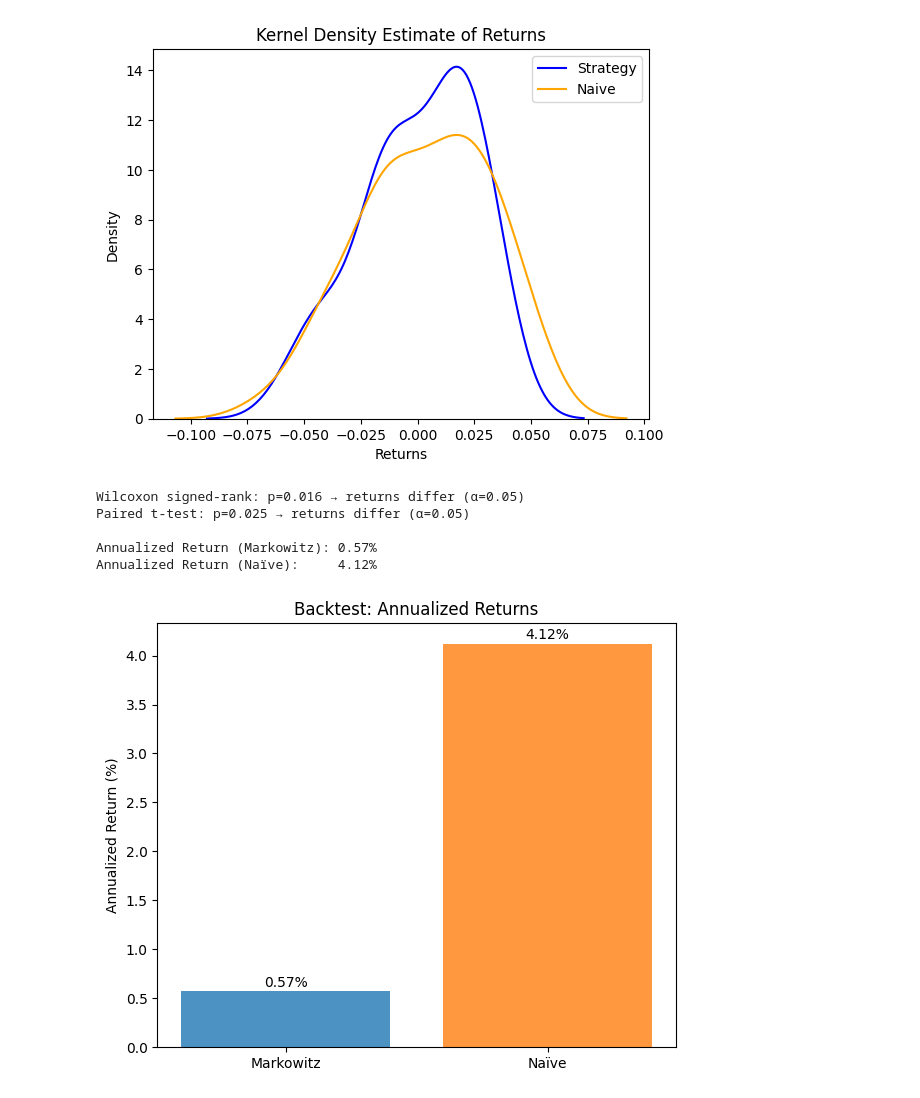
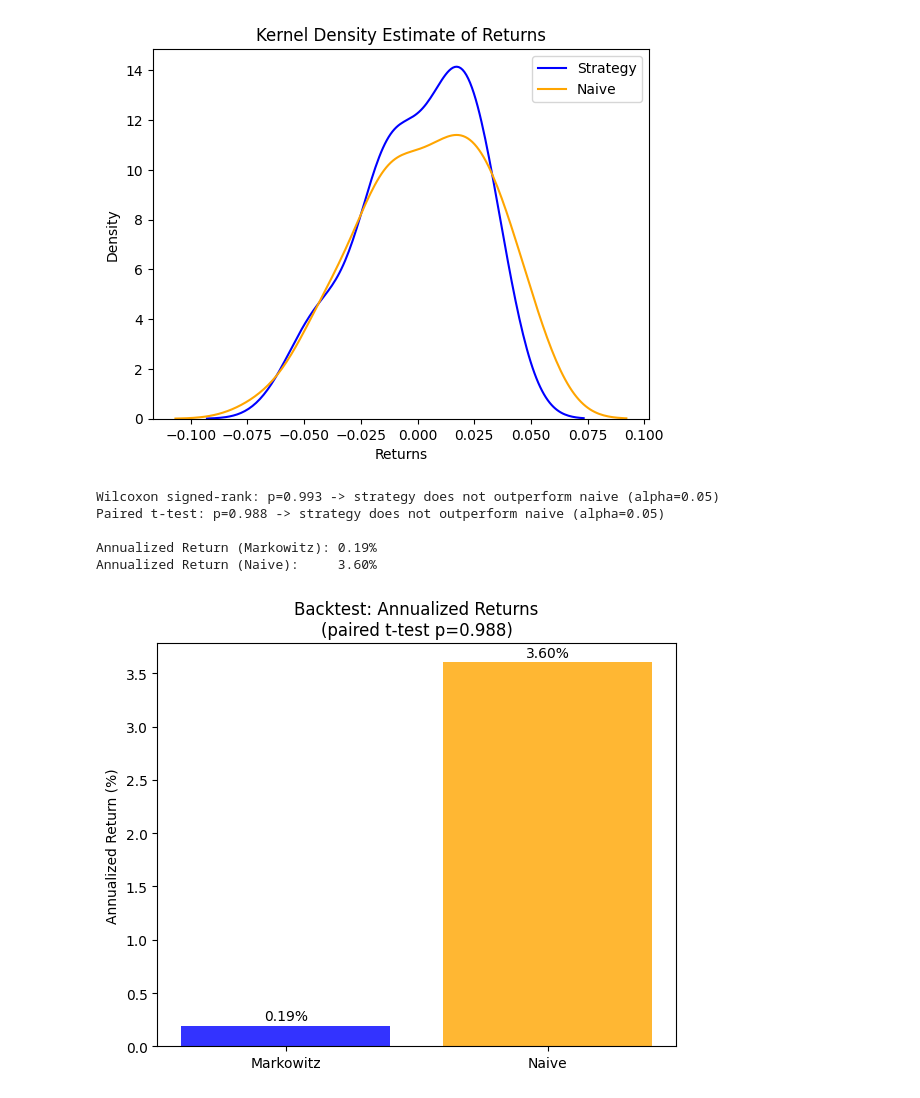
Before and after one commit to s-fiore/computational-mathematics, a Jupyter notebook: Quantitative Finance/Deep Portfolio Optimization/Mean Variance.ipynb, the cells around one changed output. Cells and saved outputs as stored; diff of their text form; code cells hidden in the pictures.

```diff
--- a/Quantitative Finance/Deep Portfolio Optimization/Mean Variance.ipynb
+++ b/Quantitative Finance/Deep Portfolio Optimization/Mean Variance.ipynb
@@ -233,8 +227,8 @@ from sklearn.covariance import OAS
 def portfolio_optimization(mu, Sigma, target=0.08):
     """
     Solve
-        minₙ wᵀ Σ w
-        s.t.  1ᵀ w = 1, w >= 0, μᵀ w >= target
+        min_w w' Sigma w
+        s.t.  1'w = 1, w >= 0, mu'w >= target
     """
     n = len(mu)
     w = cp.Variable(n)
@@ -328,51 +336,49 @@ plt.legend()
 <matplotlib.legend.Legend at 0x...>
 [figure]
 # %%
+alpha = 0.05
+for name, test, kwargs in [
+    ("Wilcoxon signed-rank", wilcoxon,   {"alternative": "greater", "zero_method": "wilcox"}),
+    ("Paired t-test",        ttest_rel,  {"alternative": "greater"}),
+]:
+    stat, p = test(strat_ser, naive_ser, **kwargs)
+    verdict = "outperforms" if p < alpha else "does not outperform"
+    print(f"{name}: p={p:.3f} -> strategy {verdict} naive (alpha={alpha})")
 
-from scipy.stats import wilcoxon, ttest_rel
-
-alpha = 0.05
-for name, test in [
-    ("Wilcoxon signed-rank", wilcoxon),
-    ("Paired t-test",        ttest_rel)
-]:
-    stat, p = test(strat_ser, naive_ser)
-    verdict = "differ" if p < alpha else "do not differ"
-    print(f"{name}: p={p:.3f} → returns {verdict} (α={alpha})")
-
-# --- 2) Annualized returns from log‐returns ---
-def ann_ret(log_rets, periods_per_year=12):
-    mean_log = log_rets.mean()
-    annual_log = mean_log * periods_per_year
-    return np.expm1(annual_log) * 100    # in percent
+def ann_ret(simple_rets, periods_per_year=12):
+    """CAGR from simple monthly returns."""
+    cumulative = (1 + simple_rets).prod()
+    n_years    = len(simple_rets) / periods_per_year
+    return (cumulative ** (1 / n_years) - 1) * 100
 
 ann_strat = ann_ret(strat_ser)
 ann_naive = ann_ret(naive_ser)
 
 print(f"\nAnnualized Return (Markowitz): {ann_strat:.2f}%")
-print(f"Annualized Return (Naïve):     {ann_naive:.2f}%")
+print(f"Annualized Return (Naive):     {ann_naive:.2f}%")
 
-# --- 3) Bar chart ---
-fig, ax = plt.subplots(figsize=(6,5))
+_, p_ttest = ttest_rel(strat_ser, naive_ser, alternative='greater')
+
+fig, ax = plt.subplots(figsize=(6, 5))
 bars = ax.bar(
-    ["Markowitz", "Naïve"],
+    ["Markowitz", "Naive"],
     [ann_strat, ann_naive],
-    color=["C0","C1"],
+    color=["blue", "orange"],
     alpha=0.8
 )
 ax.set_ylabel("Annualized Return (%)")
-ax.set_title("Backtest: Annualized Returns")
+ax.set_title(f"Backtest: Annualized Returns\n(paired t-test p={p_ttest:.3f})")
 
 for bar, val in zip(bars, [ann_strat, ann_naive]):
-    ax.text(bar.get_x() + bar.get_width()/2, val+.05,
+    ax.text(bar.get_x() + bar.get_width() / 2, val + 0.05,
             f"{val:.2f}%", ha='center')
 
 plt.tight_layout()
 plt.show()
 # %% [output]
-Wilcoxon signed-rank: p=0.016 → returns differ (α=0.05)
-Paired t-test: p=0.025 → returns differ (α=0.05)
+Wilcoxon signed-rank: p=0.993 -> strategy does not outperform naive (alpha=0.05)
+Paired t-test: p=0.988 -> strategy does not outperform naive (alpha=0.05)
 
-Annualized Return (Markowitz): 0.57%
-Annualized Return (Naïve):     4.12%
+Annualized Return (Markowitz): 0.19%
+Annualized Return (Naive):     3.60%
-[figure, old version]
+[figure, new version]
```
Also changed, not shown: parts of 11 cells of this notebook, 2 other files.
